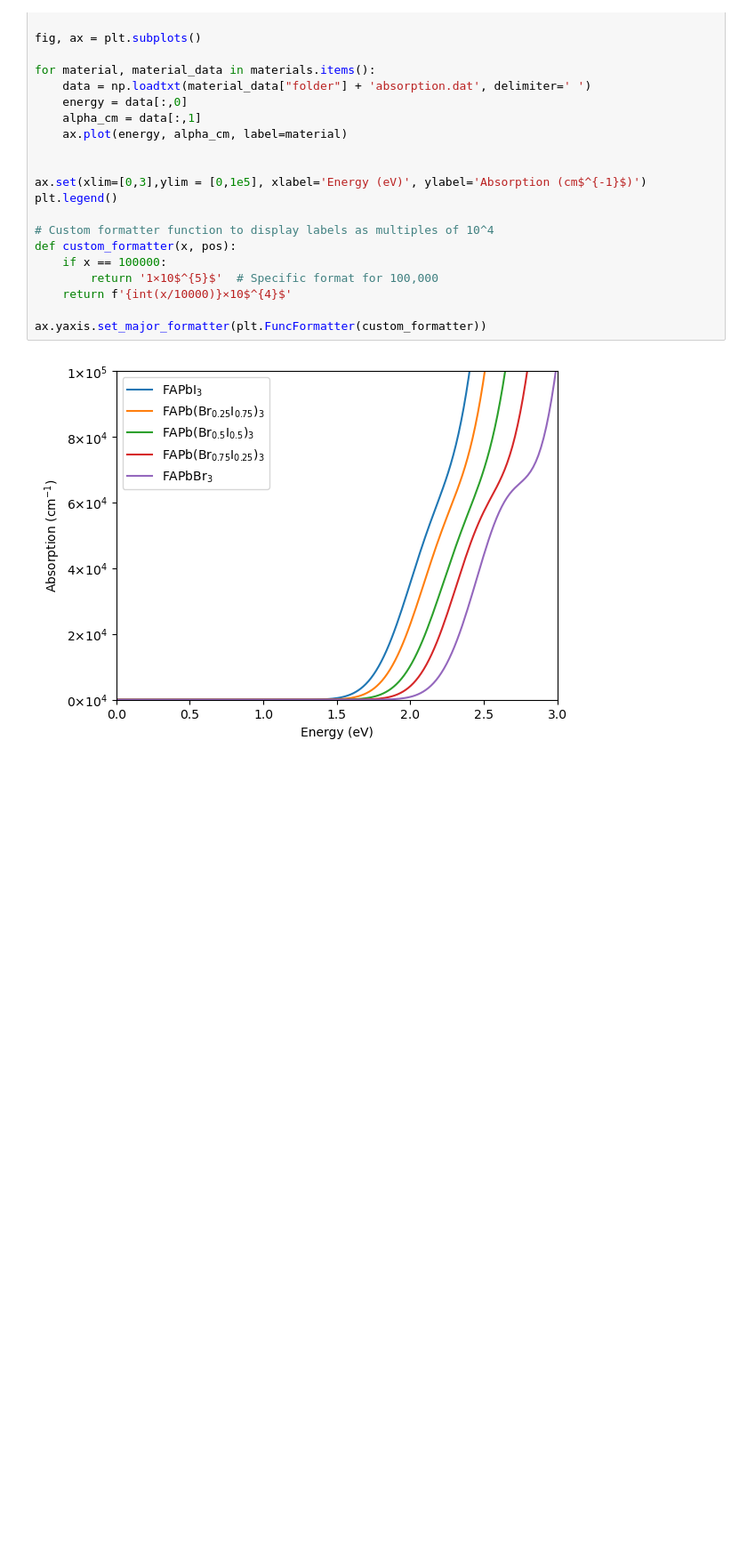
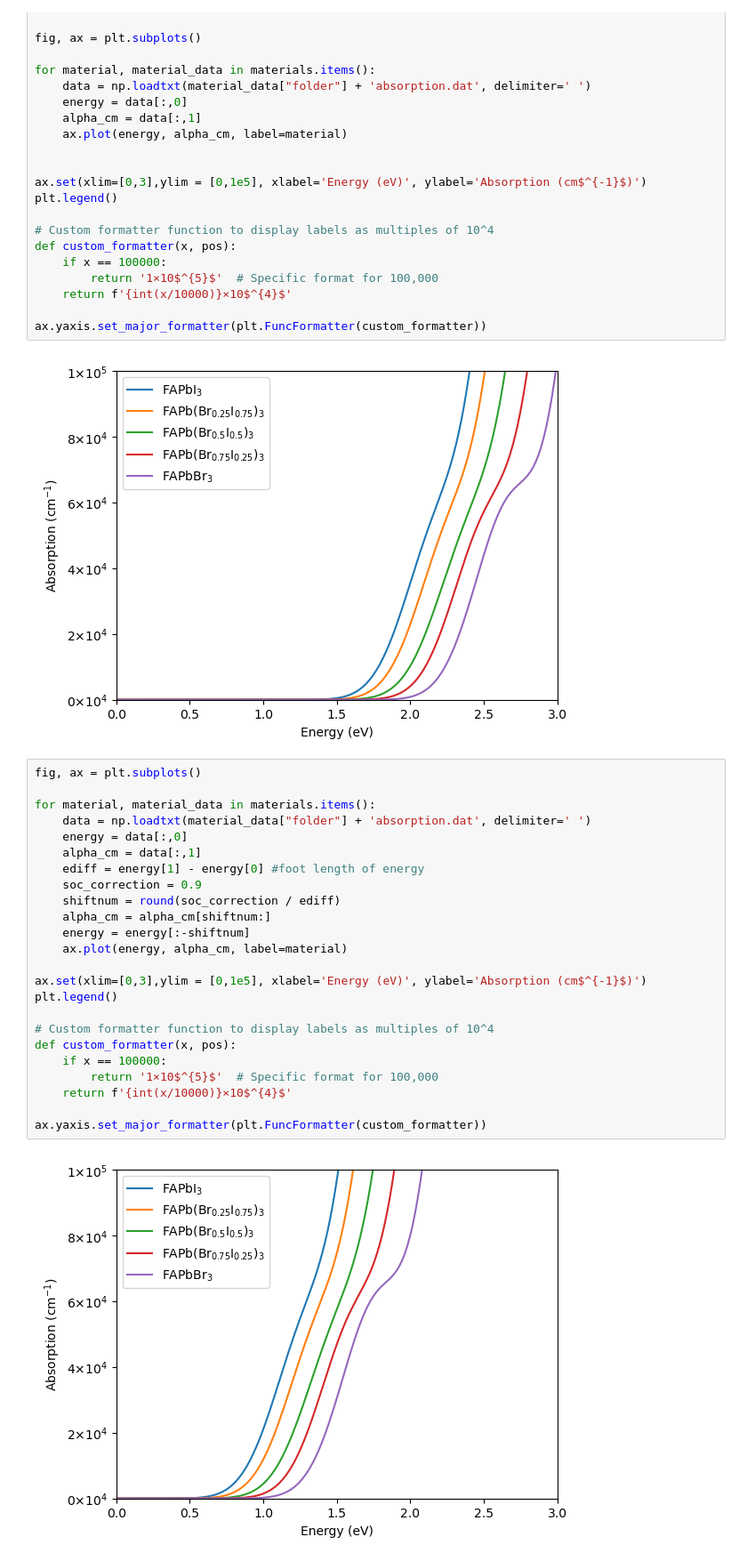
Before and after one commit to SAMAece/Jupyterlab, a Jupyter notebook: Used/optical/absorption_supercell.ipynb, the cells around one changed output. Shown at 89% size. Drawn from its saved outputs; the diff is of its cells as text; blank space fills up the shorter version.

Commit message:
update opt correction

```diff
--- a/Used/optical/absorption_supercell.ipynb
+++ b/Used/optical/absorption_supercell.ipynb
@@ -92,3 +92,29 @@ def custom_formatter(x, pos):
 ax.yaxis.set_major_formatter(plt.FuncFormatter(custom_formatter))
 # %% [output]
 [figure]
+# %%
+fig, ax = plt.subplots()
+
+for material, material_data in materials.items():
+    data = np.loadtxt(material_data["folder"] + 'absorption.dat', delimiter=' ')
+    energy = data[:,0]
+    alpha_cm = data[:,1]
+    ediff = energy[1] - energy[0] #foot length of energy
+    soc_correction = 0.9
+    shiftnum = round(soc_correction / ediff)
+    alpha_cm = alpha_cm[shiftnum:]
+    energy = energy[:-shiftnum]
+    ax.plot(energy, alpha_cm, label=material)
+
+ax.set(xlim=[0,3],ylim = [0,1e5], xlabel='Energy (eV)', ylabel='Absorption (cm$^{-1}$)')
+plt.legend()
+
+# Custom formatter function to display labels as multiples of 10^4
+def custom_formatter(x, pos):
+    if x == 100000:
+        return '1×10$^{5}$'  # Specific format for 100,000
+    return f'{int(x/10000)}×10$^{4}$'
+
+ax.yaxis.set_major_formatter(plt.FuncFormatter(custom_formatter))
+# %% [output]
+[figure, added]
```
Also changed, not shown: 5 other files.
